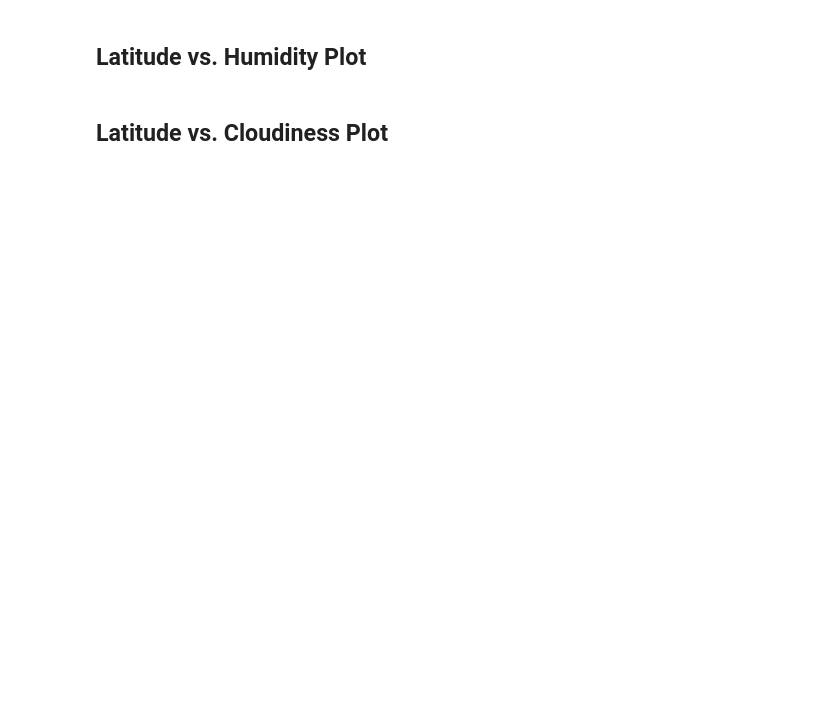
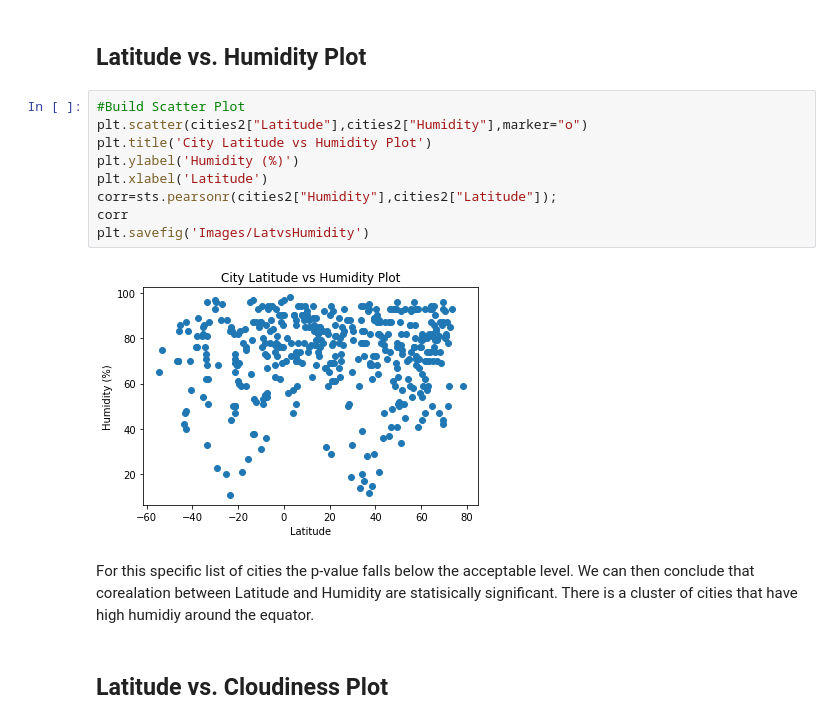
Before and after one commit to kkmundae/python-aps-challenge-HWK_6, a Jupyter notebook: WeatherPY/WeatherPy.ipynb, the cells around one changed output. Drawn from its saved outputs; the diff is of its cells as text; blank space fills up the shorter version.

```diff
--- a/WeatherPY/WeatherPy.ipynb
+++ b/WeatherPY/WeatherPy.ipynb
@@ -170,4 +204,17 @@ There are no cities in which the humidity is above 100%. The data is clean
 # %% [markdown]
 ## Latitude vs. Humidity Plot
+# %%
+#Build Scatter Plot
+plt.scatter(cities2["Latitude"],cities2["Humidity"],marker="o")
+plt.title('City Latitude vs Humidity Plot')
+plt.ylabel('Humidity (%)')
+plt.xlabel('Latitude')
+corr=sts.pearsonr(cities2["Humidity"],cities2["Latitude"]);
+corr
+plt.savefig('Images/LatvsHumidity')
+# %% [output]
+[figure, added]
+# %% [markdown]
+For this specific list of cities the p-value falls below the acceptable level. We can then conclude that corealation between Latitude and Humidity are statisically significant. There is a cluster of cities that have high humidiy around the equator.
 # %% [markdown]
 ## Latitude vs. Cloudiness Plot
```
Also changed, not shown: parts of 33 cells of this notebook, 14 other files.
